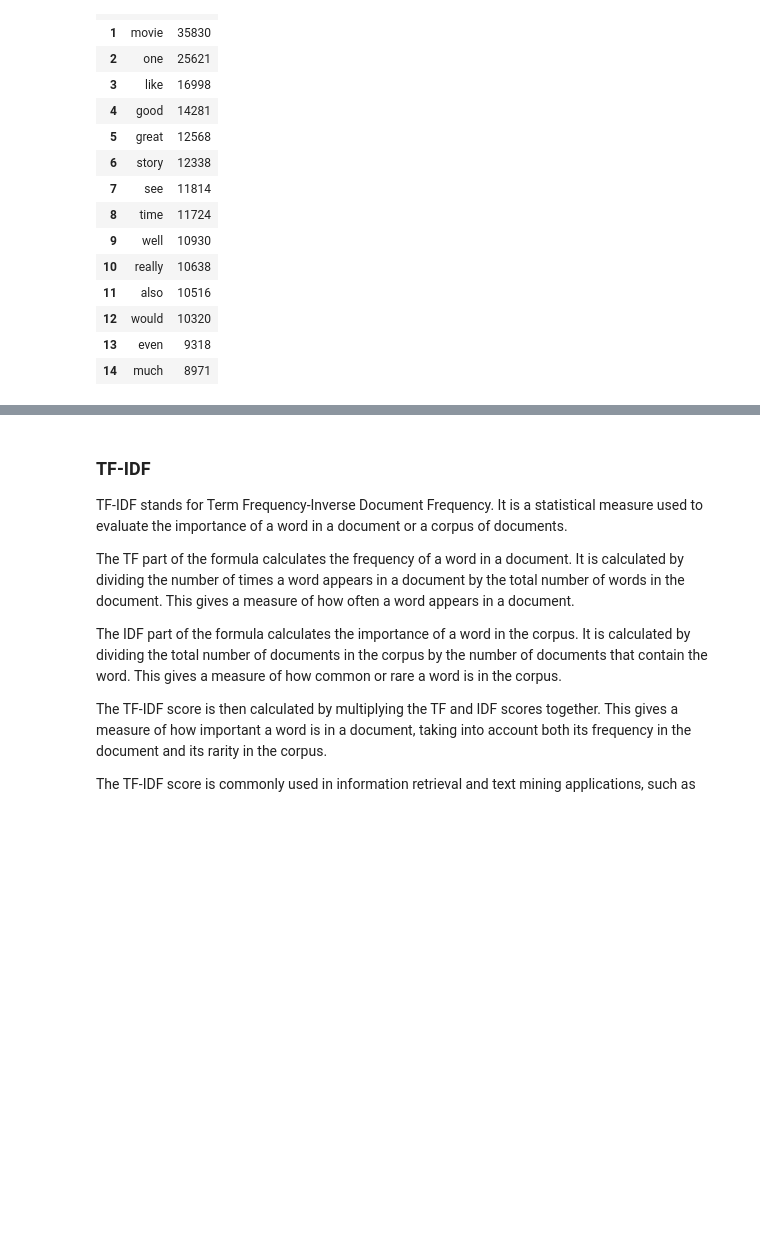
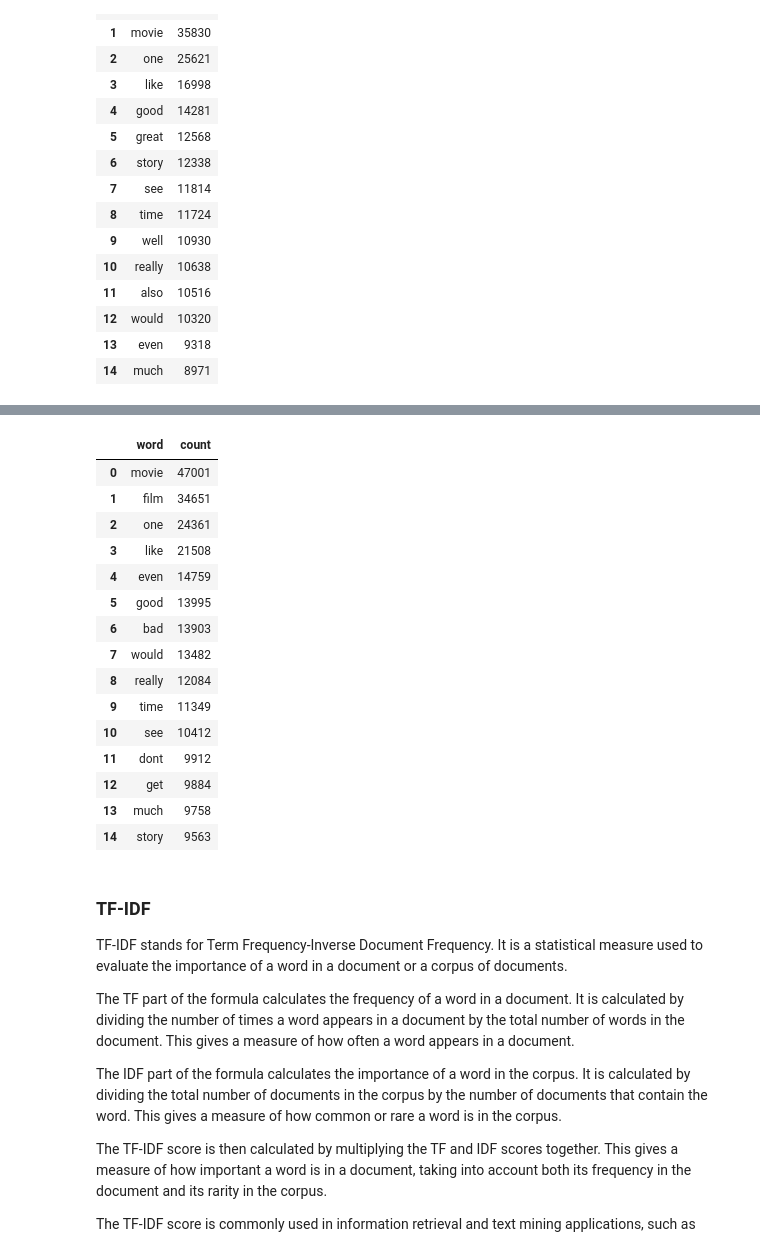
Before and after one commit to Shahriar-0/Artificial-Intelligence-Course-Projects-S2023, a Jupyter notebook: 6 - Neural Networks/AI_CA6.ipynb, the cells around one changed output, grey strips where cells are left out. Cells and saved outputs as stored; diff of their text form; code cells hidden in the pictures; blank space fills up the shorter version.

```diff
--- a/6 - Neural Networks/AI_CA6.ipynb
+++ b/6 - Neural Networks/AI_CA6.ipynb
@@ -770,0 +779,25 @@ NameError: name 'px' is not defined
+# %%
+count = Counter()
+for text in neg_reviews['review'].values:
+    for word in text.split():
+        count[word] += 1
+neg_words = pd.DataFrame(count.most_common(15))
+neg_words.columns = ['word', 'count']
+neg_words
+# %% [output]
+|  | word | count |
+| 0 | movie | 47001 |
+| 1 | film | 34651 |
+| 2 | one | 24361 |
+| 3 | like | 21508 |
+| 4 | even | 14759 |
+| 5 | good | 13995 |
+| 6 | bad | 13903 |
+| 7 | would | 13482 |
+| 8 | really | 12084 |
+| 9 | time | 11349 |
+| 10 | see | 10412 |
+| 11 | dont | 9912 |
+| 12 | get | 9884 |
+| 13 | much | 9758 |
+| 14 | story | 9563 |
```
Also changed, not shown: parts of 3 cells of this notebook, 1 other file.
